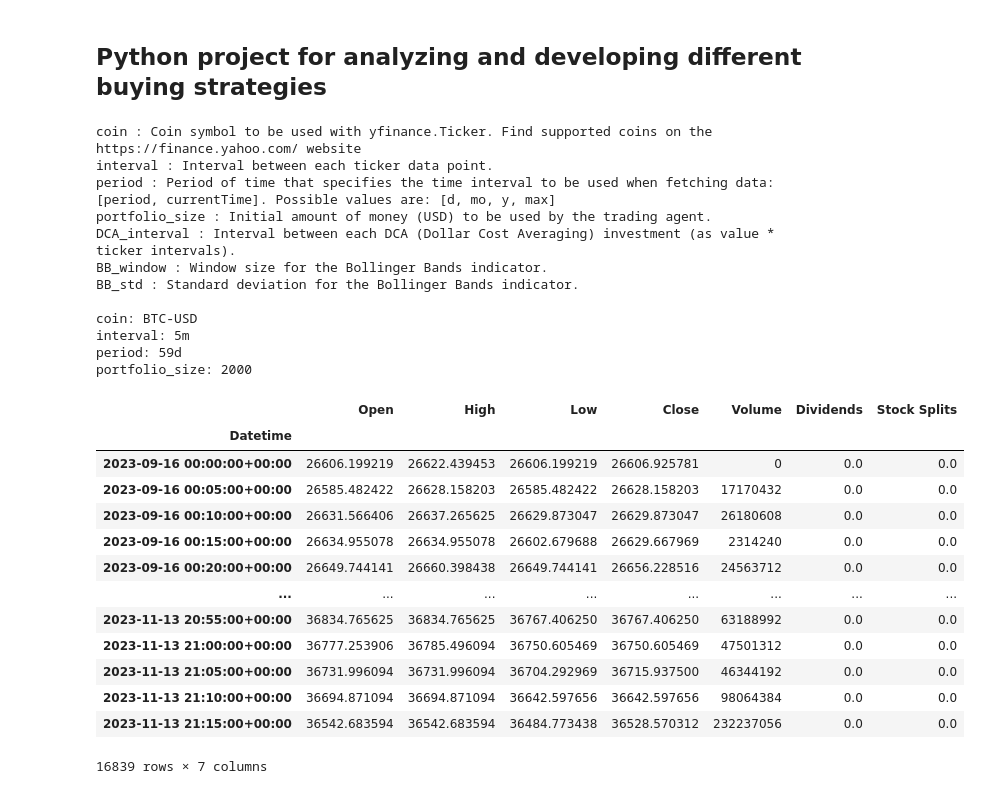
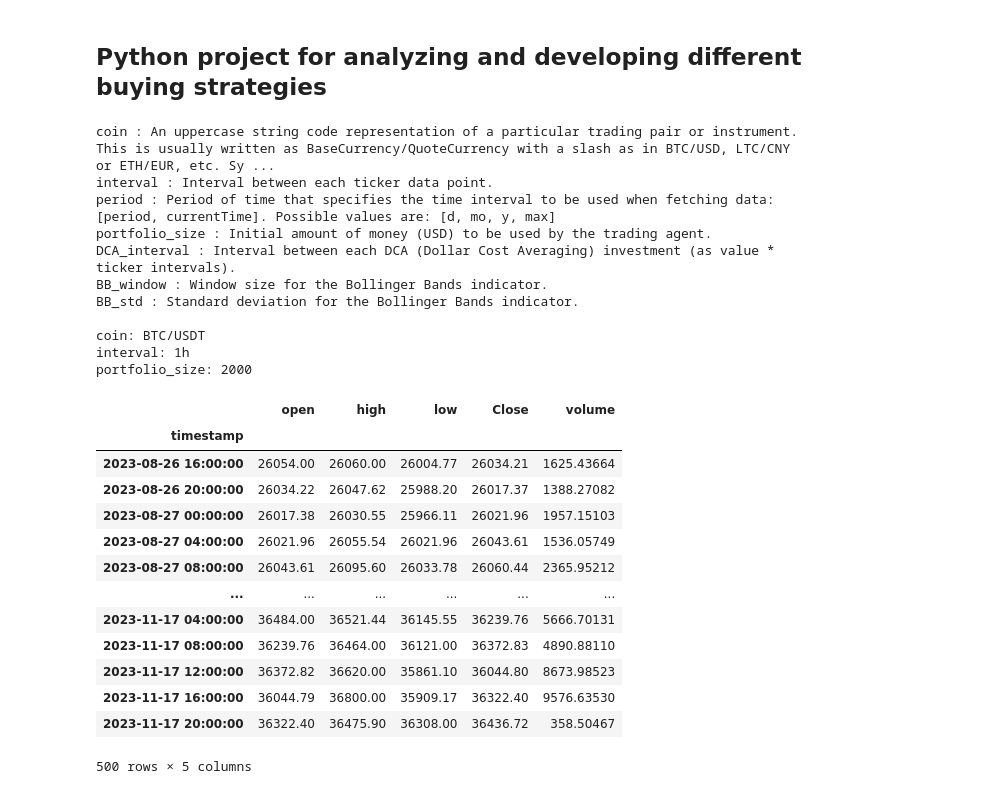
Before and after one commit to pahautelman/bitcoin-bot, a Jupyter notebook: main.ipynb, the cells around one changed output. Drawn from its saved outputs; the diff is of its cells as text; code cells hidden in the pictures.

```diff
--- a/main.ipynb
+++ b/main.ipynb
@@ -22,13 +23,13 @@ print("coin:", coin)
 interval = config["interval"]["value"]
 print("interval:", interval)
 
-period = config["period"]["value"]
-print("period:", period)
+# period = config["period"]["value"]
+# print("period:", period)
 
 portfolio_size = config["portfolio_size"]["value"]
 print("portfolio_size:", portfolio_size)
 # %% [output]
-coin : Coin symbol to be used with yfinance.Ticker. Find supported coins on the https://finance.yahoo.com/ website
+coin : An uppercase string code representation of a particular trading pair or instrument. This is usually written as BaseCurrency/QuoteCurrency with a slash as in BTC/USD, LTC/CNY or ETH/EUR, etc. Sy ...
 interval : Interval between each ticker data point.
 period : Period of time that specifies the time interval to be used when fetching data: [period, currentTime]. Possible values are: [d, mo, y, max]
 portfolio_size : Initial amount of money (USD) to be used by the trading agent.
@@ -36,30 +37,29 @@ DCA_interval : Interval between each DCA (Dollar Cost Averaging) investment (as
 BB_window : Window size for the Bollinger Bands indicator.
 BB_std : Standard deviation for the Bollinger Bands indicator.
 
-coin: BTC-USD
-interval: 5m
-period: 59d
+coin: BTC/USDT
+interval: 1h
 portfolio_size: 2000
 # %%
 # get coin data
-coin_data = get_coin_data(coin, interval, period)
+coin_data = get_coin_data(coin, interval)
 
 coin_data
 # %% [output]
-|  | Open | High | Low | Close | Volume | Dividends | Stock Splits |
-| Datetime |  |  |  |  |  |  |  |
-| 2023-09-16 00:00:00+00:00 | 26606.199219 | 26622.439453 | 26606.199219 | 26606.925781 | 0 | 0.0 | 0.0 |
-| 2023-09-16 00:05:00+00:00 | 26585.482422 | 26628.158203 | 26585.482422 | 26628.158203 | 17170432 | 0.0 | 0.0 |
-| 2023-09-16 00:10:00+00:00 | 26631.566406 | 26637.265625 | 26629.873047 | 26629.873047 | 26180608 | 0.0 | 0.0 |
-| 2023-09-16 00:15:00+00:00 | 26634.955078 | 26634.955078 | 26602.679688 | 26629.667969 | 2314240 | 0.0 | 0.0 |
-| 2023-09-16 00:20:00+00:00 | 26649.744141 | 26660.398438 | 26649.744141 | 26656.228516 | 24563712 | 0.0 | 0.0 |
-| ... | ... | ... | ... | ... | ... | ... | ... |
-| 2023-11-13 20:55:00+00:00 | 36834.765625 | 36834.765625 | 36767.406250 | 36767.406250 | 63188992 | 0.0 | 0.0 |
-| 2023-11-13 21:00:00+00:00 | 36777.253906 | 36785.496094 | 36750.605469 | 36750.605469 | 47501312 | 0.0 | 0.0 |
-| 2023-11-13 21:05:00+00:00 | 36731.996094 | 36731.996094 | 36704.292969 | 36715.937500 | 46344192 | 0.0 | 0.0 |
-| 2023-11-13 21:10:00+00:00 | 36694.871094 | 36694.871094 | 36642.597656 | 36642.597656 | 98064384 | 0.0 | 0.0 |
-| 2023-11-13 21:15:00+00:00 | 36542.683594 | 36542.683594 | 36484.773438 | 36528.570312 | 232237056 | 0.0 | 0.0 |
+|  | open | high | low | Close | volume |
+| timestamp |  |  |  |  |  |
+| 2023-08-26 16:00:00 | 26054.00 | 26060.00 | 26004.77 | 26034.21 | 1625.43664 |
+| 2023-08-26 20:00:00 | 26034.22 | 26047.62 | 25988.20 | 26017.37 | 1388.27082 |
+| 2023-08-27 00:00:00 | 26017.38 | 26030.55 | 25966.11 | 26021.96 | 1957.15103 |
+| 2023-08-27 04:00:00 | 26021.96 | 26055.54 | 26021.96 | 26043.61 | 1536.05749 |
+| 2023-08-27 08:00:00 | 26043.61 | 26095.60 | 26033.78 | 26060.44 | 2365.95212 |
+| ... | ... | ... | ... | ... | ... |
+| 2023-11-17 04:00:00 | 36484.00 | 36521.44 | 36145.55 | 36239.76 | 5666.70131 |
+| 2023-11-17 08:00:00 | 36239.76 | 36464.00 | 36121.00 | 36372.83 | 4890.88110 |
+| 2023-11-17 12:00:00 | 36372.82 | 36620.00 | 35861.10 | 36044.80 | 8673.98523 |
+| 2023-11-17 16:00:00 | 36044.79 | 36800.00 | 35909.17 | 36322.40 | 9576.63530 |
+| 2023-11-17 20:00:00 | 36322.40 | 36475.90 | 36308.00 | 36436.72 | 358.50467 |
-16839 rows × 7 columns
+500 rows × 5 columns
 # %%
 # use DCA as baseline agent
 from agents.DCA_agent import DCA_agent
```
Also changed, not shown: parts of 4 cells of this notebook, 3 other files.
